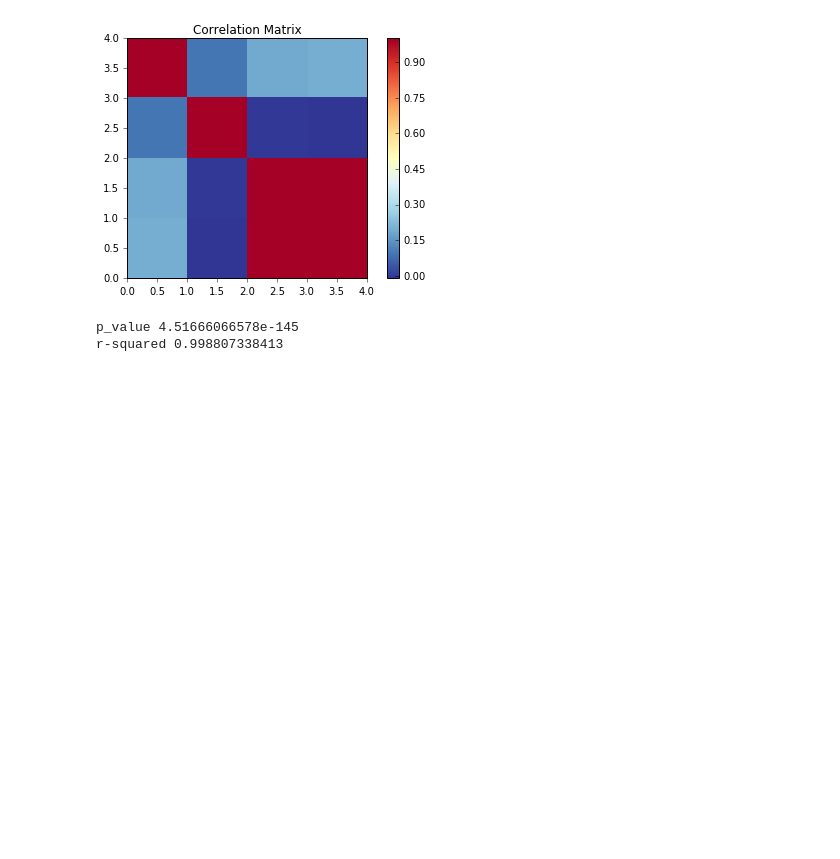
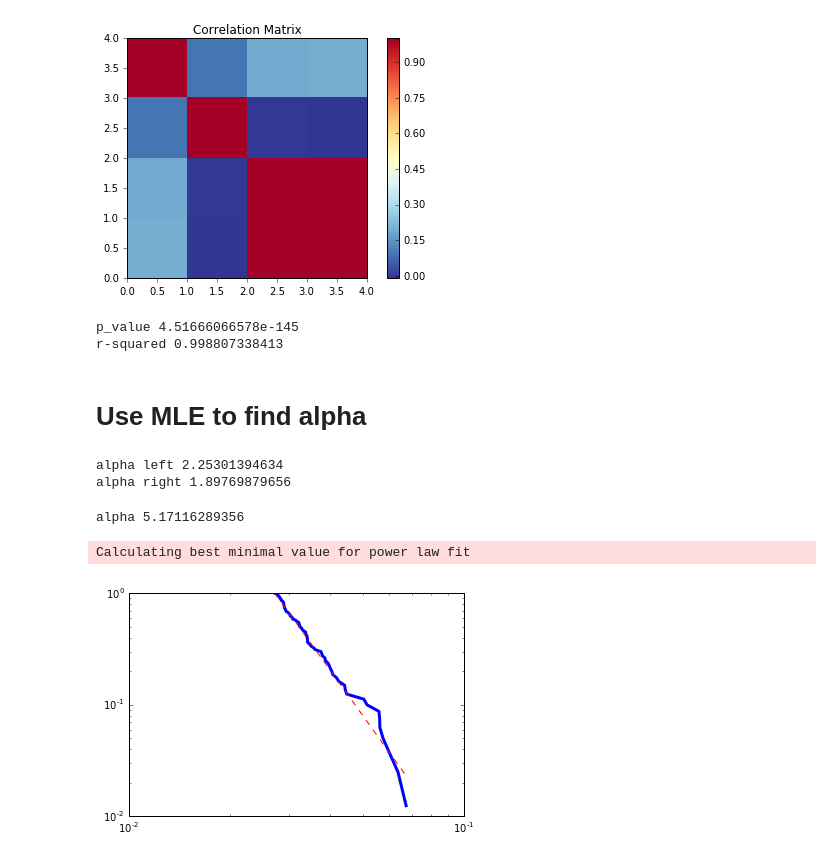
Before and after one commit to vinitjadhav/DA_preparation, a Jupyter notebook: DA_exam_sample.ipynb, the cells around one changed output. Cells and saved outputs as stored; diff of their text form; code cells hidden in the pictures; blank space fills up the shorter version.

```diff
--- a/DA_exam_sample.ipynb
+++ b/DA_exam_sample.ipynb
@@ -206,3 +215,48 @@ print('r-squared',r_value**2) # describes 99.8% of variance
 # %% [output]
 p_value 4.51666066578e-145
 r-squared 0.998807338413
+# %%
+my_data = pd.read_csv('FSE250.csv')
+my_data['log_ret'] = (np.log(my_data[' FSE250']) - np.log(my_data[' FSE250'].shift(1)))
+log_ret = my_data['log_ret'].ix[1:]
+# %% [markdown]
+# Use MLE to find alpha
+# %%
+#Use MLE to fina alpha
+
+quantile_10 = log_ret.quantile(q=0.1)
+quantile_90 = log_ret.quantile(q=0.9)
+
+left_tail = log_ret[log_ret <= quantile_10]
+
+import numpy as np
+ln_left_tail = np.log(quantile_10/left_tail)
+ln_left_tail.size
+sum_ln = sum(ln_left_tail)
+alpha1 = -(left_tail.size/sum_ln)
+print('alpha left',alpha1)
+
+right_tail = log_ret[log_ret >= quantile_90]
+ln_right_tail = np.log(quantile_90/right_tail)
+ln_right_tail.size
+sum_ln = sum(ln_right_tail)
+alpha2 = -(right_tail.size/sum_ln)
+print('alpha right',alpha2)
+# %% [output]
+alpha left 2.25301394634
+alpha right 1.89769879656
+# %%
+# Use powerlaw library
+import powerlaw
+fit = powerlaw.Fit(right_tail)
+print('alpha',fit.power_law.alpha)
+
+# Plot results
+fig = fit.plot_ccdf(linewidth=3)
+fit.power_law.plot_ccdf(ax=fig, color='r', linestyle='--')
+#fit.lognormal.plot_ccdf(ax=fig, color='g', linestyle='--')
+plt.show()
+# %% [output]
+alpha 5.17116289356
+Calculating best minimal value for power law fit
+[figure, added]
```
Also changed, not shown: parts of 17 cells of this notebook.
